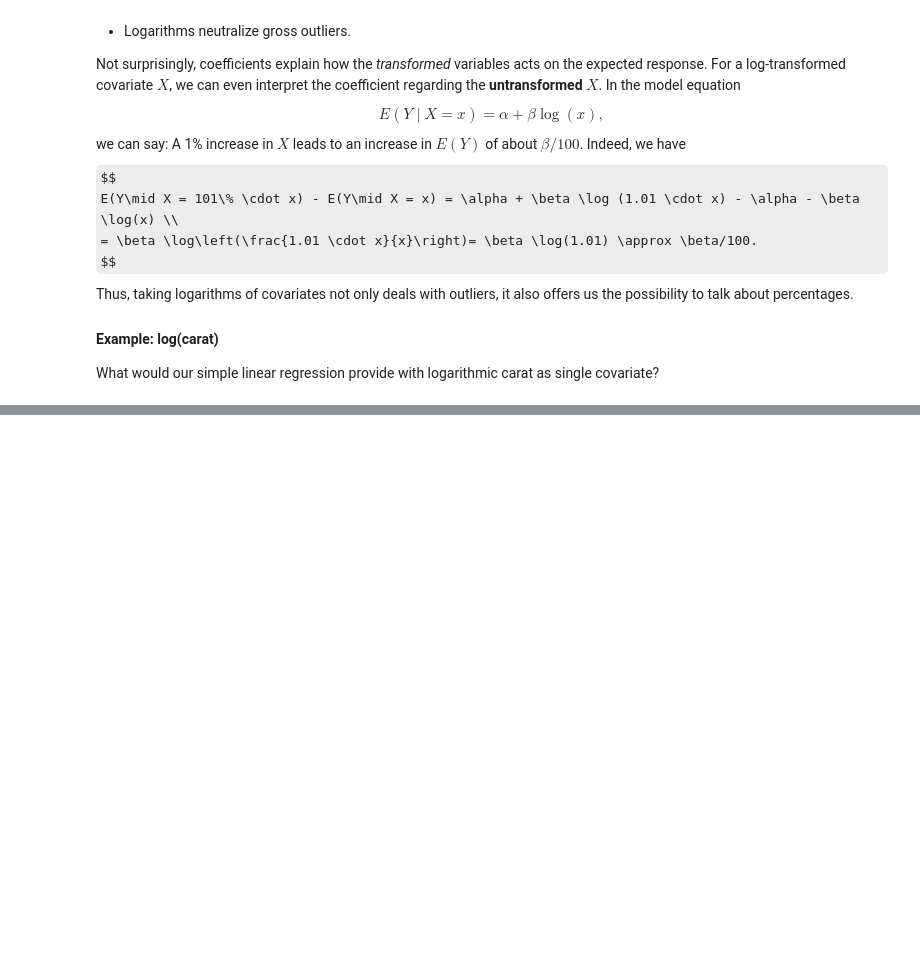
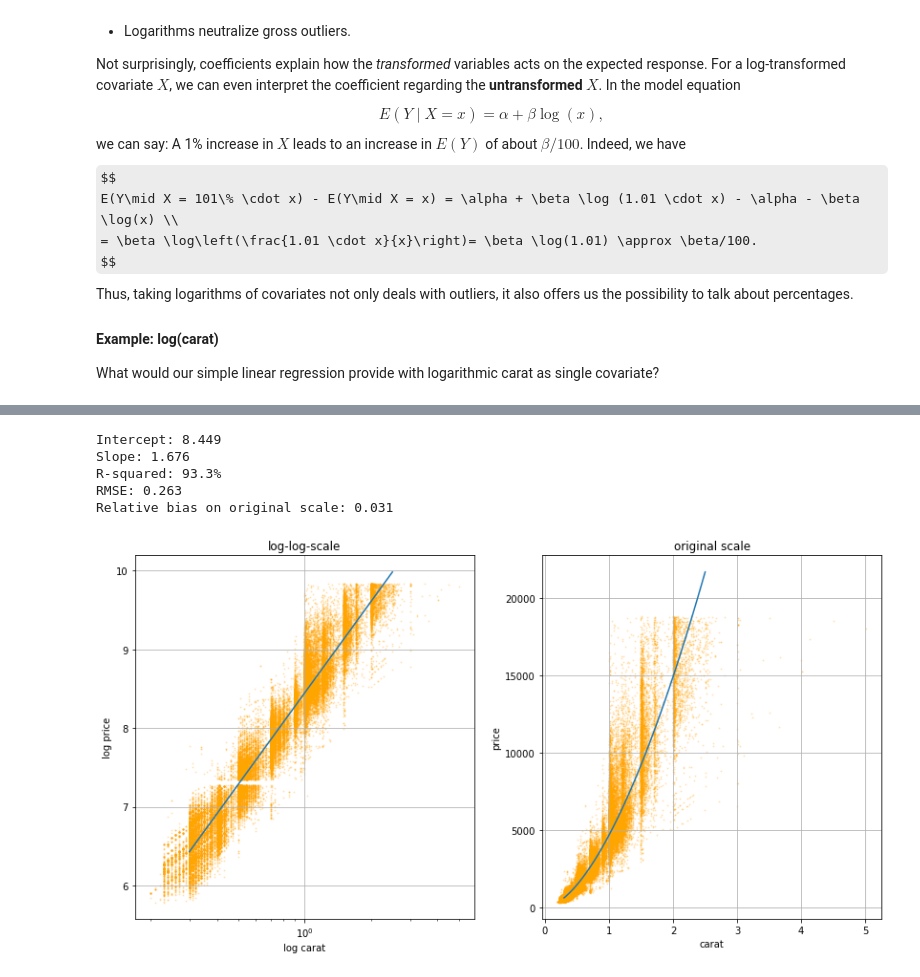
Before and after one commit to mayer79/ml_lecture, a Jupyter notebook: py/1_Basics_and_Linear_Models.ipynb, the cells around one changed output, grey strips where cells are left out. Cells and saved outputs as stored; diff of their text form; code cells hidden in the pictures; some formulas as TeX source; blank space fills up the shorter version.

```diff
--- a/py/1_Basics_and_Linear_Models.ipynb
+++ b/py/1_Basics_and_Linear_Models.ipynb
@@ -572,0 +689,52 @@ X
+# %%
+import numpy as np
+from sklearn.linear_model import LinearRegression
+from sklearn.preprocessing import FunctionTransformer
+from sklearn.metrics import mean_squared_error
+import matplotlib.pyplot as plt
+from plotnine.data import diamonds
+
+# Initialize and fit regression "pipeline" with log transform
+X = diamonds[["carat"]].to_numpy()
+y = np.log(diamonds["price"])
+
+# Fit linear regression
+model = make_pipeline(
+    FunctionTransformer(np.log),
+    LinearRegression()
+)
+model.fit(X, y)
+
+print(
+    f"Intercept: {model[-1].intercept_:.3f}",
+    f"\nSlope: {model[-1].coef_[0]:.3f}"
+    f"\nR-squared: {model.score(X, y):.1%}",
+    f"\nRMSE: {mean_squared_error(model.predict(X), y, squared=False):.3f}"
+)
+
+# Scatter plots with regression curve (with and without log)
+fig, axes = plt.subplots(ncols=2, figsize=(14, 7))
+x_plot = np.linspace(0.3, 2.5, 100)
+
+for ax, log, t in zip(axes, (True, False), ("log-log-scale", "original scale")):
+    ax.scatter(X, y if log else np.exp(y), color="orange", alpha=0.2, s=1)
+    if log:
+        ax.set_xscale("log")
+    pred = model.predict(x_plot[:, np.newaxis])
+    ax.plot(x_plot, pred if log else np.exp(pred))
+    ax.set(
+        title=t,
+        xlabel="log carat" if log else "carat",
+        ylabel="log price" if log else "price")
+    ax.grid()
+
+# Relative bias on original scale
+bias = (diamonds["price"]).mean() / (np.exp(model.predict(X))).mean() - 1
+print(f"Relative bias on original scale: {bias:.3f}")
+# %% [output]
+Intercept: 8.449
+Slope: 1.676
+R-squared: 93.3%
+RMSE: 0.263
+Relative bias on original scale: 0.031
+[figure, added]
```
Also changed, not shown: parts of 16 cells of this notebook, 2 other files.
